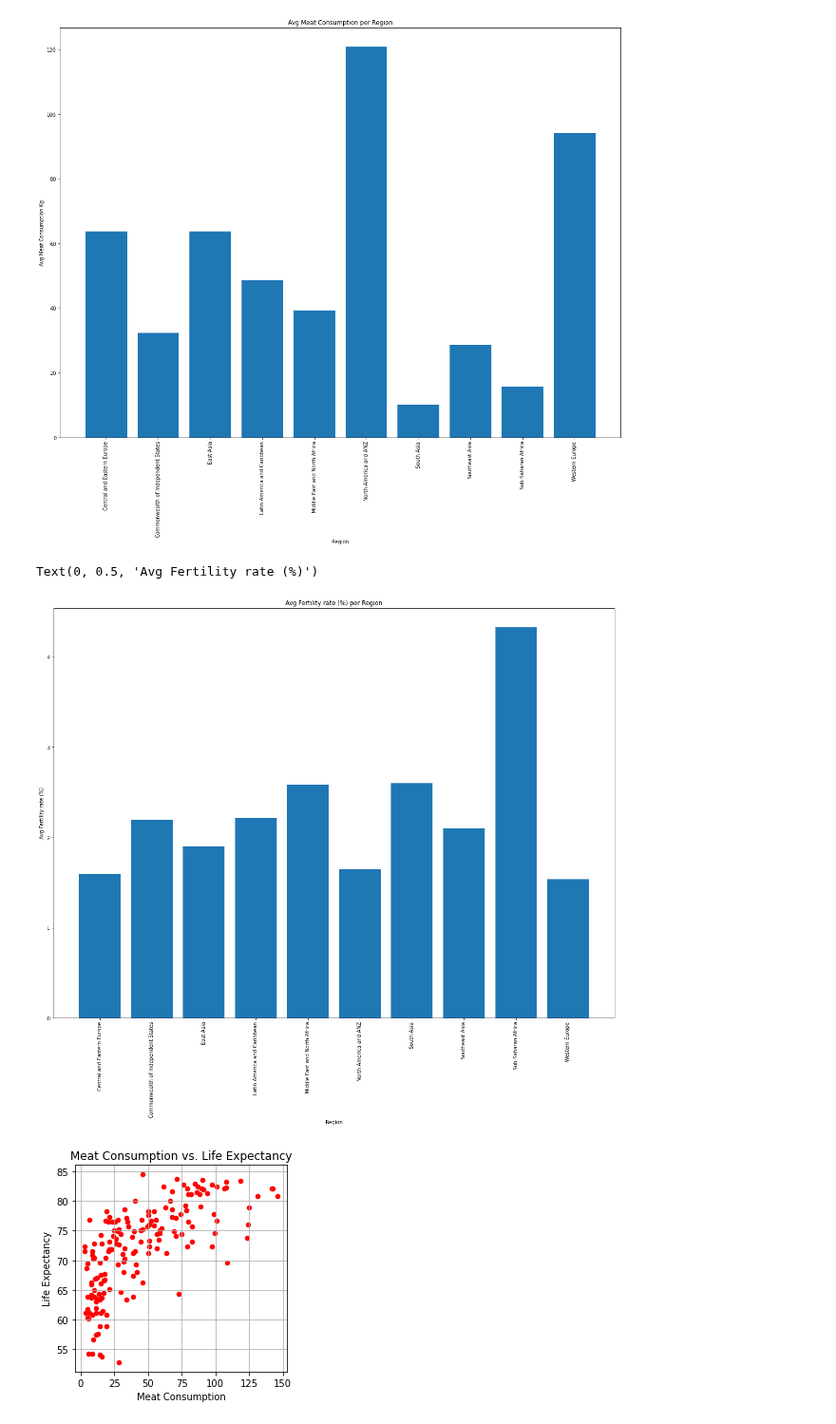
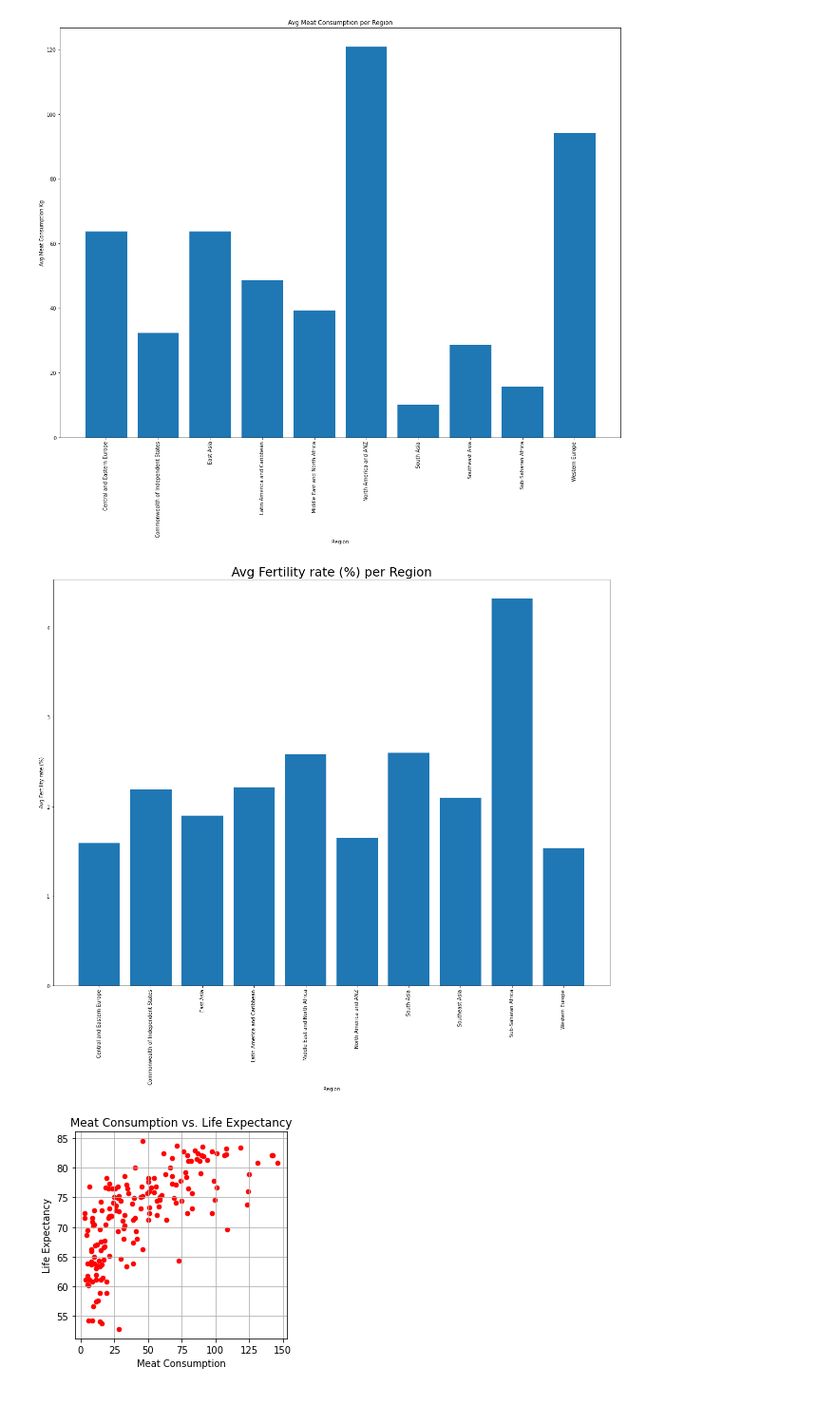
Before and after one commit to ermcgrew/bootcamp_project_one, a Jupyter notebook: data_analysis.ipynb, the cells around one changed output. Shown at 95% size. Drawn from its saved outputs; the diff is of its cells as text; code cells hidden in the pictures.

```diff
--- a/data_analysis.ipynb
+++ b/data_analysis.ipynb
@@ -617,13 +581,13 @@ Text(0, 0.5, 'Avg Meat Consumption Kg')
 # %%
 plt.figure(figsize=(20,15))
 plt.bar(regionsgrp,avgF_region)
 plt.xticks(fontsize=10, rotation=90)
-plt.title('Avg Fertility rate (%) per Region')
+plt.title('Avg Fertility rate (%) per Region', fontsize=25)
 plt.xlabel('Region')
 plt.ylabel('Avg Fertility rate (%)')
+plt.savefig('Output/Avg Fertility rate (%) per Region.png')
 # %% [output]
-Text(0, 0.5, 'Avg Fertility rate (%)')
-[figure, old version]
+[figure, new version]
 # %%
 #Meat consumption vs Life Expectancy
 lifeexpect_df = merged_df.loc[:, ["Country", "Life Expectancy", "Meat Consumption"]]
```
Also changed, not shown: parts of 18 cells of this notebook, 5 other files.
